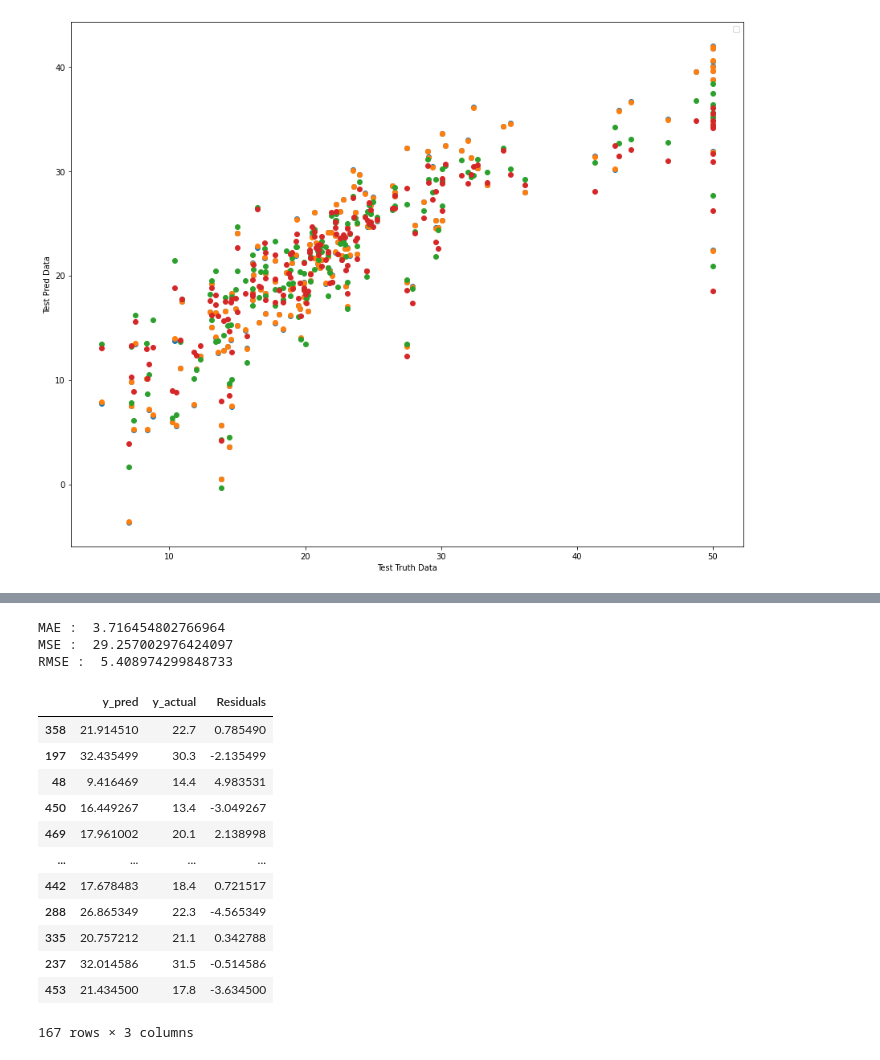
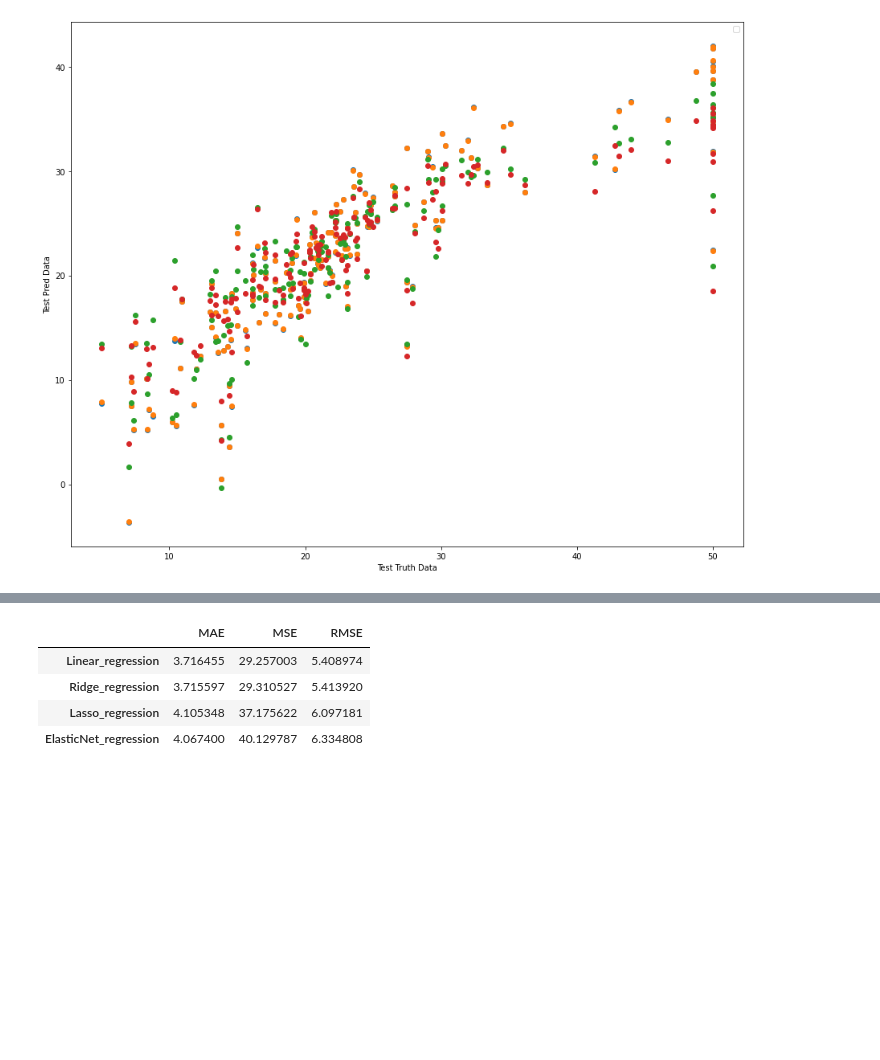
Before and after one commit to chandansinghthakur/ML_assignments, a Jupyter notebook: Assignment_1_Linear_regression.ipynb, the cells around one changed output, grey strips where cells are left out. Drawn from its saved outputs; the diff is of its cells as text; code cells hidden in the pictures; blank space fills up the shorter version.

```diff
--- a/Assignment_1_Linear_regression.ipynb
+++ b/Assignment_1_Linear_regression.ipynb
@@ -453,26 +429,0 @@ sns.distplot(residuals, kde=True)
-# %%
-# Performance matrcs
-from sklearn.metrics import mean_squared_error, mean_absolute_error
-print("MAE : ", mean_absolute_error(y_test, reg_pred))
-print("MSE : ", mean_squared_error(y_test, reg_pred))
-print("RMSE : ", np.sqrt(mean_squared_error(y_test, reg_pred)))
-# %% [output]
-MAE :  3.716454802766964
-MSE :  29.257002976424097
-RMSE :  5.408974299848733
-# %%
-pd.DataFrame({"y_pred" : reg_pred, "y_actual" : y_test, "Residuals" :residuals })
-# %% [output]
-|  | y_pred | y_actual | Residuals |
-| 358 | 21.914510 | 22.7 | 0.785490 |
-| 197 | 32.435499 | 30.3 | -2.135499 |
-| 48 | 9.416469 | 14.4 | 4.983531 |
-| 450 | 16.449267 | 13.4 | -3.049267 |
-| 469 | 17.961002 | 20.1 | 2.138998 |
-| ... | ... | ... | ... |
-| 442 | 17.678483 | 18.4 | 0.721517 |
-| 288 | 26.865349 | 22.3 | -4.565349 |
-| 335 | 20.757212 | 21.1 | 0.342788 |
-| 237 | 32.014586 | 31.5 | -0.514586 |
-| 453 | 21.434500 | 17.8 | -3.634500 |
-167 rows × 3 columns
@@ -478,0 +436,31 @@ pd.DataFrame({"y_pred" : reg_pred, "y_actual" : y_test, "Residuals" :residuals }
+# %%
+# Performance matrcs
+from sklearn.metrics import mean_squared_error, mean_absolute_error
+c1 = ["MAE", "MSE", "RMSE"]
+c2 = ["Linear_regression", "Ridge_regression", "Lasso_regression", "ElasticNet_regression"]
+lin_MAE = mean_absolute_error(y_test, lin_reg_pred)
+ridge_MAE = mean_absolute_error(y_test, rid_reg_ped)
+lasso_MAE = mean_absolute_error(y_test, lasso_reg_pred)
+elasticNet_MAE = mean_absolute_error(y_test, elasticnet_reg_pred)
+
+lin_MSE = mean_squared_error(y_test, lin_reg_pred)
+ridge_MSE = mean_squared_error(y_test, rid_reg_ped)
+lasso_MSE = mean_squared_error(y_test, lasso_reg_pred)
+elasticNet_MSE = mean_squared_error(y_test, elasticnet_reg_pred)
+
+lin_RMSE = np.sqrt(mean_squared_error(y_test, lin_reg_pred))
+ridge_RMSE = np.sqrt(mean_squared_error(y_test, rid_reg_ped))
+lasso_RMSE = np.sqrt(mean_squared_error(y_test, lasso_reg_pred))
+elasticNet_RMSE = np.sqrt(mean_squared_error(y_test, elasticnet_reg_pred))
+
+MAE_list = [lin_MAE, ridge_MAE, lasso_MAE, elasticNet_MAE]
+MSE_list = [lin_MSE, ridge_MSE, lasso_MSE, elasticNet_MSE]
+RMSE_list = [lin_RMSE, ridge_RMSE, lasso_RMSE, elasticNet_RMSE]
+# %%
+pd.DataFrame(list(zip(MAE_list, MSE_list, RMSE_list)), columns = c1, index=c2)
+# %% [output]
+|  | MAE | MSE | RMSE |
+| Linear_regression | 3.716455 | 29.257003 | 5.408974 |
+| Ridge_regression | 3.715597 | 29.310527 | 5.413920 |
+| Lasso_regression | 4.105348 | 37.175622 | 6.097181 |
+| ElasticNet_regression | 4.067400 | 40.129787 | 6.334808 |
```
Also changed, not shown: parts of 6 cells of this notebook.
